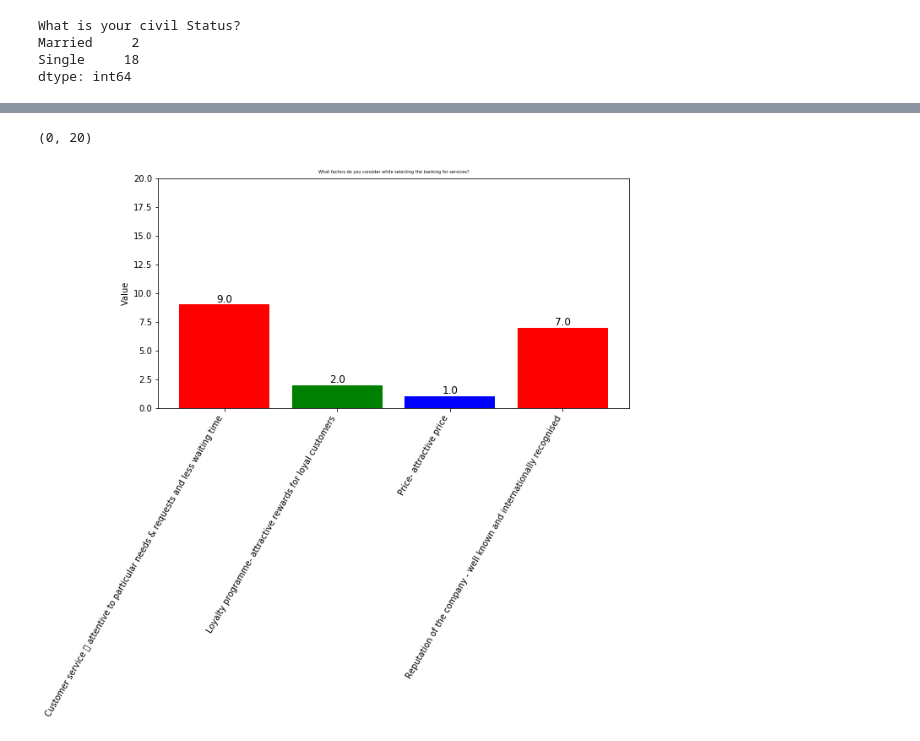
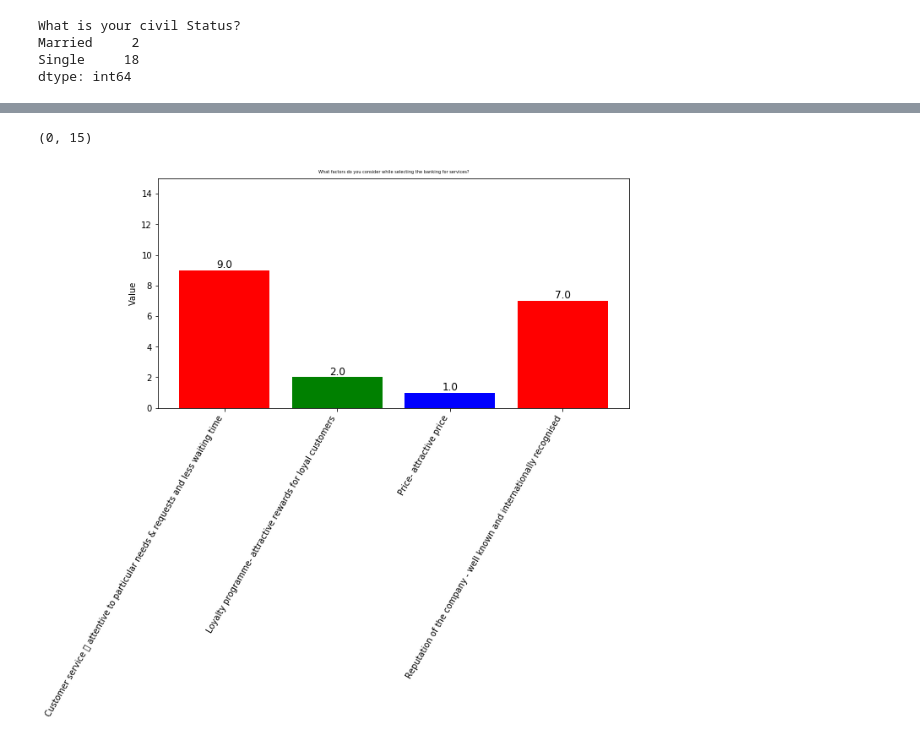
Before and after one commit to kshitizregmi/Data-visualization-bank-customer-response, a Jupyter notebook: user_data_analysi_ bank.ipynb, the cells around one changed output, grey strips where cells are left out. Saved outputs shown, nothing was run; the diff lists cells and outputs as text; code cells hidden in the pictures.

```diff
--- a/user_data_analysi_ bank.ipynb
+++ b/user_data_analysi_ bank.ipynb
@@ -242,24 +296,24 @@ bank_service_factor
 # %%
 df1 = df.groupby('What factors do you consider while selecting the banking for services?').size().to_frame(name="values")
 # import random
 n = df['What factors do you consider while selecting the banking for services?'].unique().__len__()+1
 all_colors = list(plt.cm.colors.cnames.keys())
 random.seed(8)
 c = random.choices(all_colors, k=n)
 # Plot Bars
 plt.figure(figsize=(10,5))
 plt.bar(df1.index, [i[0] for i in df1.values.tolist() ],color=['r','g','b'])
 for i, val in enumerate(df1.values):
     plt.text(i, val, float(val), horizontalalignment='center', verticalalignment='bottom', fontdict={'fontweight':500, 'size':12})
 
 # Decoration
 plt.gca().set_xticklabels(df1.index, rotation=60, horizontalalignment= 'right')
 plt.title("What factors do you consider while selecting the banking for services?", fontsize=5)
 plt.ylabel('Value')
-plt.ylim(0, 20)
+plt.ylim(0,15)
 # %% [output]
-(0, 20)
+(0, 15)
-[figure, old version]
+[figure, new version]
 # %%
 print(bank_service_factor["Percentage"][0] , "Percentage of people  prefer ",bank_service_factor.index[0])
 # %% [output]
```
Also changed, not shown: parts of 59 cells of this notebook.
